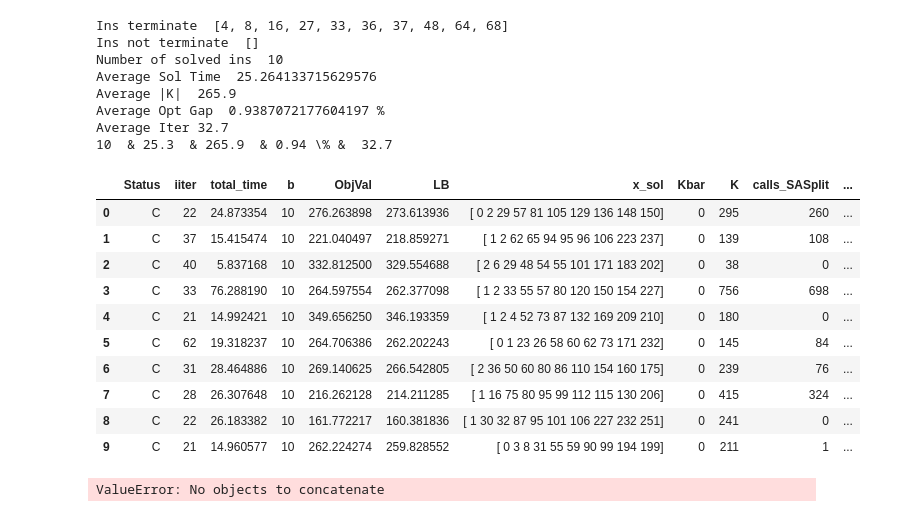
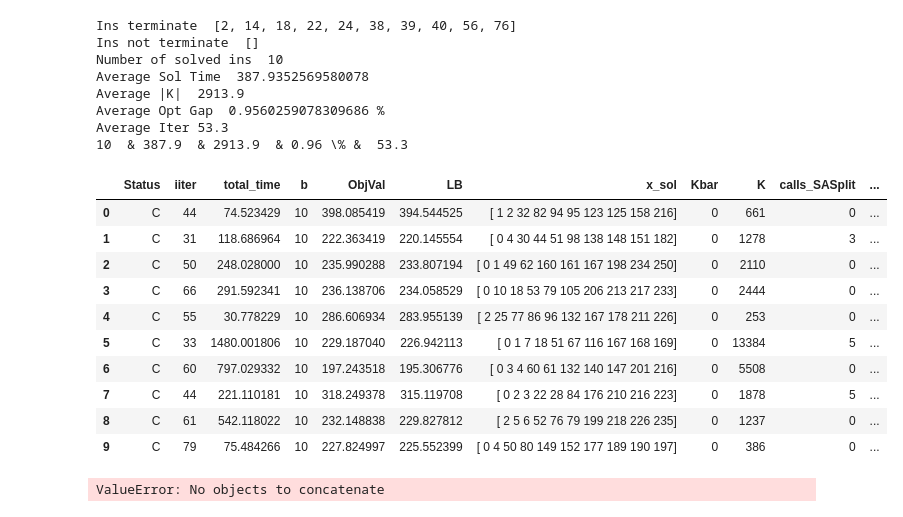
Before and after one commit to diHnguyen/SSPI, a Jupyter notebook: PythonConversion/Dec2024_Output/ProcessOutput.ipynb, the cells around one changed output. Drawn from its saved outputs; the diff is of its cells as text; code cells hidden in the pictures.

```diff
--- a/PythonConversion/Dec2024_Output/ProcessOutput.ipynb
+++ b/PythonConversion/Dec2024_Output/ProcessOutput.ipynb
@@ -14,8 +14,8 @@ N = 40 #50
 
 # N40
 # ins = [1, 3, 5, 6, 7, 9, 10, 11, 12, 13]
-ins =  [4, 8, 16, 27, 33, 36, 37, 48, 64, 68]
-# ins =  [2, 14, 18, 22, 24, 38, 39, 40, 56, 76]
+# ins =  [4, 8, 16, 27, 33, 36, 37, 48, 64, 68]
+ins =  [2, 14, 18, 22, 24, 38, 39, 40, 56, 76]
 
 # N50
 # ins =  [2, 6, 7, 10, 13, 14, 15, 16, 17, 21]
@@ -67,49 +67,49 @@ def processMain(N, ins):
     # df_filtered = df_filtered.groupby('Ins').apply(
     #     lambda group: group[group['total_time'] == group['total_time'].max()])
     # df_filtered = df_filtered.reset_index(drop=True)
     df_filtered["OptGap"] = (df_filtered.ObjVal-df_filtered.LB)/df_filtered.ObjVal*100
     solved_ins = len(df_filtered)
     avg_time = df_filtered['total_time'].mean()
     avg_K = df_filtered['K'].mean()
     opt_gap = df_filtered["OptGap"].mean()
     avg_iter = df_filtered["iiter"].mean()+1
     print("Number of solved ins ", solved_ins)
     print("Average Sol Time ", avg_time)
     print("Average |K| ", avg_K)
     print("Average Opt Gap ", opt_gap,"%")
     print("Average Iter", avg_iter)
     # {number:.2f}
     print(str(solved_ins), " & %.1f"  % avg_time, " & %.1f" % avg_K, " & %.2f" %opt_gap, "\% & ",str(avg_iter) )
 
 
     # print(output)
     # for i in range(5):
     #     output = pd.read_csv(EXP+"_N"+str(N)+"_"+str(i+1)+".txt", sep=";", header=None)
 
     return df_filtered
 
 df_default = processMain(N,ins)
 df_default
 # %% [output]
-Ins terminate  [4, 8, 16, 27, 33, 36, 37, 48, 64, 68]
+Ins terminate  [2, 14, 18, 22, 24, 38, 39, 40, 56, 76]
 Ins not terminate  []
 Number of solved ins  10
-Average Sol Time  25.264133715629576
-Average |K|  265.9
-Average Opt Gap  0.9387072177604197 %
-Average Iter 32.7
-10  & 25.3  & 265.9  & 0.94 \% &  32.7
+Average Sol Time  387.9352569580078
+Average |K|  2913.9
+Average Opt Gap  0.9560259078309686 %
+Average Iter 53.3
+10  & 387.9  & 2913.9  & 0.96 \% &  53.3
 |  | Status | iiter | total_time | b | ObjVal | LB | x_sol | Kbar | K | calls_SASplit | ... |
-| 0 | C | 22 | 24.873354 | 10 | 276.263898 | 273.613936 | [ 0 2 29 57 81 105 129 136 148 150] | 0 | 295 | 260 | ... |
-| 1 | C | 37 | 15.415474 | 10 | 221.040497 | 218.859271 | [ 1 2 62 65 94 95 96 106 223 237] | 0 | 139 | 108 | ... |
-| 2 | C | 40 | 5.837168 | 10 | 332.812500 | 329.554688 | [ 2 6 29 48 54 55 101 171 183 202] | 0 | 38 | 0 | ... |
-| 3 | C | 33 | 76.288190 | 10 | 264.597554 | 262.377098 | [ 1 2 33 55 57 80 120 150 154 227] | 0 | 756 | 698 | ... |
-| 4 | C | 21 | 14.992421 | 10 | 349.656250 | 346.193359 | [ 1 2 4 52 73 87 132 169 209 210] | 0 | 180 | 0 | ... |
-| 5 | C | 62 | 19.318237 | 10 | 264.706386 | 262.202243 | [ 0 1 23 26 58 60 62 73 171 232] | 0 | 145 | 84 | ... |
-| 6 | C | 31 | 28.464886 | 10 | 269.140625 | 266.542805 | [ 2 36 50 60 80 86 110 154 160 175] | 0 | 239 | 76 | ... |
-| 7 | C | 28 | 26.307648 | 10 | 216.262128 | 214.211285 | [ 1 16 75 80 95 99 112 115 130 206] | 0 | 415 | 324 | ... |
-| 8 | C | 22 | 26.183382 | 10 | 161.772217 | 160.381836 | [ 1 30 32 87 95 101 106 227 232 251] | 0 | 241 | 0 | ... |
-| 9 | C | 21 | 14.960577 | 10 | 262.224274 | 259.828552 | [ 0 3 8 31 55 59 90 99 194 199] | 0 | 211 | 1 | ... |
+| 0 | C | 44 | 74.523429 | 10 | 398.085419 | 394.544525 | [ 1 2 32 82 94 95 123 125 158 216] | 0 | 661 | 0 | ... |
+| 1 | C | 31 | 118.686964 | 10 | 222.363419 | 220.145554 | [ 0 4 30 44 51 98 138 148 151 182] | 0 | 1278 | 3 | ... |
+| 2 | C | 50 | 248.028000 | 10 | 235.990288 | 233.807194 | [ 0 1 49 62 160 161 167 198 234 250] | 0 | 2110 | 0 | ... |
+| 3 | C | 66 | 291.592341 | 10 | 236.138706 | 234.058529 | [ 0 10 18 53 79 105 206 213 217 233] | 0 | 2444 | 0 | ... |
+| 4 | C | 55 | 30.778229 | 10 | 286.606934 | 283.955139 | [ 2 25 77 86 96 132 167 178 211 226] | 0 | 253 | 0 | ... |
+| 5 | C | 33 | 1480.001806 | 10 | 229.187040 | 226.942113 | [ 0 1 7 18 51 67 116 167 168 169] | 0 | 13384 | 5 | ... |
+| 6 | C | 60 | 797.029332 | 10 | 197.243518 | 195.306776 | [ 0 3 4 60 61 132 140 147 201 216] | 0 | 5508 | 0 | ... |
+| 7 | C | 44 | 221.110181 | 10 | 318.249378 | 315.119708 | [ 0 2 3 22 28 84 176 210 216 223] | 0 | 1878 | 5 | ... |
+| 8 | C | 61 | 542.118022 | 10 | 232.148838 | 229.827812 | [ 2 5 6 52 76 79 199 218 226 235] | 0 | 1237 | 0 | ... |
+| 9 | C | 79 | 75.484266 | 10 | 227.824997 | 225.552399 | [ 0 4 50 80 149 152 177 189 190 197] | 0 | 386 | 0 | ... |
 # %%
 import pandas as pd
 import os
```
